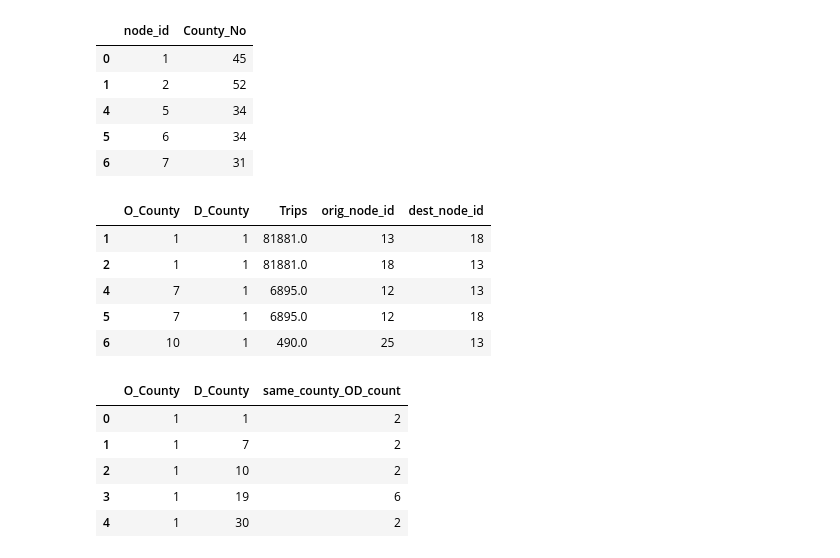
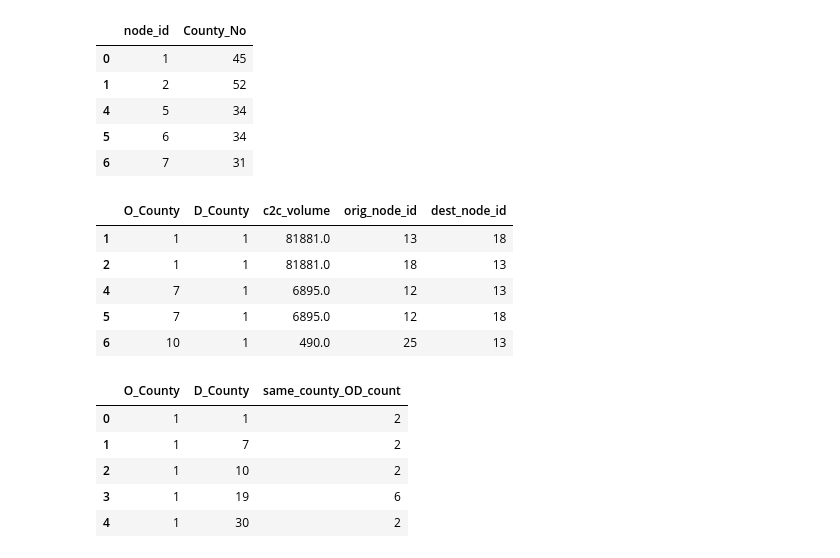
Before and after one commit to ligz08/CHIP-MDHD, a Jupyter notebook: LongHaul_module/scripts/02 County-County Trip Counts to Node-Node Trip Counts.ipynb, the cells around one changed output. Cells and saved outputs as stored; diff of their text form; code cells hidden in the pictures.

```diff
--- a/LongHaul_module/python/02 County-County Trip Counts to Node-Node Trip Counts.ipynb
+++ b/LongHaul_module/scripts/02 County-County Trip Counts to Node-Node Trip Counts.ipynb
@@ -92,4 +96,4 @@ def getCounty(latlon):
 # %%
 %%time
-nodes['county_long'] = nodes.latlon_str.apply(getCounty)
+nodes['county_long'] = nodes.apply(lambda row: ','.join(row[['lat', 'lon']].astype(str)), axis=1).apply(getCounty)
 # %% [output]
@@ -134,7 +137,7 @@ array(['Shasta', 'Tehama', 'Yolo', 'Sacramento', 'Placer', 'San Joaquin',
 # %% [markdown]
 ### County name → county_id, for each node
 # %%
-county_lookup = pd.read_csv('../input/CaliforniaCountyRegionLookup.csv')
+county_lookup = pd.read_csv(os.path.join(INPUT_FOLDER, 'CaliforniaCountyRegionLookup.csv'))
 # %%
 county_lookup = county_lookup.filter(regex='County')
 # %%
@@ -187,12 +190,12 @@ display(OD_nodes.head())
 | 5 | 6 | 34 |
 | 6 | 7 | 31 |
 # %%
-## node-node trips
-nn_trips = pd.merge(left=hcv_trips, right=OD_nodes,
+## node-node volume
+n2n_vol = pd.merge(left=c2c_vol, right=OD_nodes,
                     how='inner', left_on='O_County', right_on='County_No')\
                 .drop('County_No', axis=1)\
-                .rename(columns={'node_id':'orig_node_id'})
-nn_trips = pd.merge(left=nn_trips, right=OD_nodes,
+                .rename(columns={'node_id':'orig_node_id', 'volume': 'c2c_volume'})
+n2n_vol = pd.merge(left=n2n_vol, right=OD_nodes,
                     how='inner', left_on='D_County', right_on='County_No')\
                 .drop('County_No', axis=1)\
                 .rename(columns={'node_id':'dest_node_id'})
@@ -201,7 +202,9 @@ nn_trips = nn_trips[nn_trips.orig_node_id != nn_trips.dest_node_id]
+# %%
+n2n_vol = n2n_vol[n2n_vol.orig_node_id != n2n_vol.dest_node_id]
 # %%
-nn_trips.head()
+n2n_vol.head()
 # %% [output]
-|  | O_County | D_County | Trips | orig_node_id | dest_node_id |
+|  | O_County | D_County | c2c_volume | orig_node_id | dest_node_id |
 | 1 | 1 | 1 | 81881.0 | 13 | 18 |
 | 2 | 1 | 1 | 81881.0 | 18 | 13 |
 | 4 | 7 | 1 | 6895.0 | 12 | 13 |
```
Also changed, not shown: parts of 35 cells of this notebook, 53 other files.
